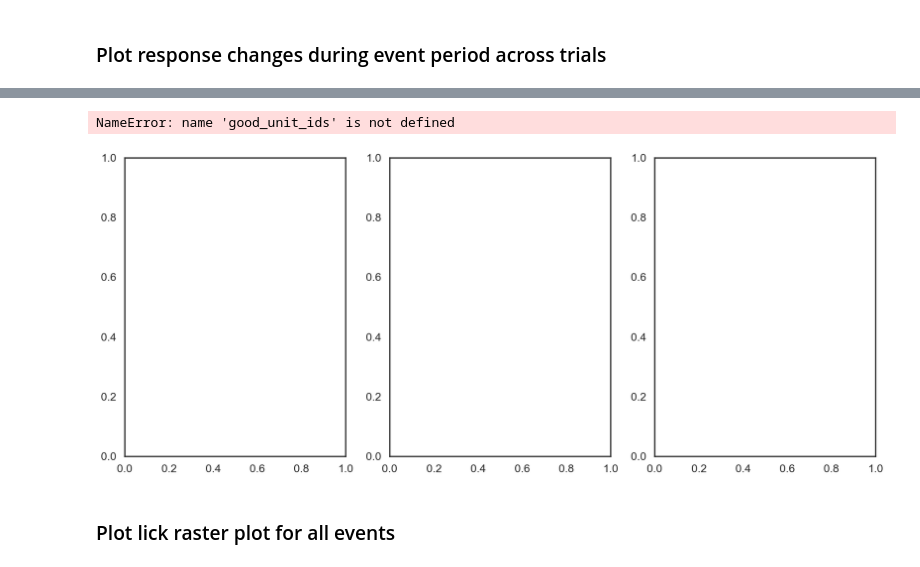
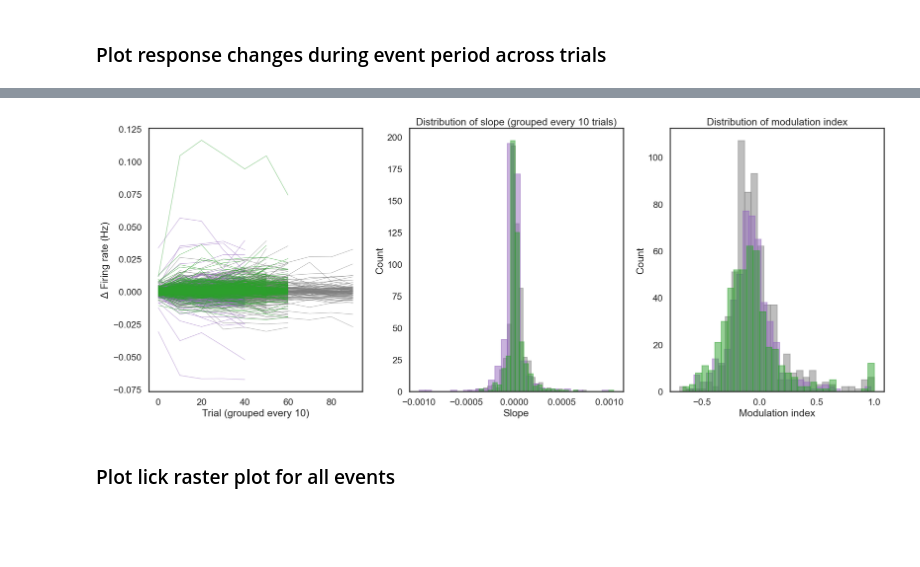
Before and after one commit to shunnnli/pyNeuroDAP, a Jupyter notebook: notebooks/Shun_analyze_experiments.ipynb, the cells around one changed output, grey strips where cells are left out. Drawn from its saved outputs; the diff is of its cells as text; code cells hidden in the pictures; blank space fills up the shorter version.

Commit message:
return mod index per trial

```diff
--- a/notebooks/Shun_analyze_experiments.ipynb
+++ b/notebooks/Shun_analyze_experiments.ipynb
@@ -254,11 +254,3 @@ fig.savefig(os.path.join(results_folder, 'optotag_channel_map.pdf'), dpi=300)
 #                     save_figure=False, save_folder=save_folder)
 # %% [markdown]
 ### Plot response changes during event period across trials
-# %%
-# Load data from analysis file
-h5_path = save_folder + f'/analysis-{session_name}.h5'
-session_data = ndap.load_session_data(h5_path, groups=['trials_spikes','unit_info'], verbose=True)
-
-good_unit_ids = session_data['unit_info']['good_unit_ids']
-event_rates_diff_grouped = session_data['trials_spikes']['event_rates_diff_grouped']
-n_grouped_trials = 10 #session_data['trials_spikes']['n_grouped_trials']
@@ -272,35 +324,60 @@ Analysis data loaded for session: /Users/shunli/Projects/pyNeuroDAP/Data/2025120
 # %%
 # Plot trial vs normalized spikes for each unit, with x-axis as individual trial
 fig, axs = plt.subplots(1, 3, figsize=(20, 8))
 
+random_color = 'tab:gray'
+reward_color = 'tab:green'
+punish_color = 'tab:purple'
+alpha = 0.5
+
 # Plot grouped event rates (averaged every n_grouped_trials)
-for i, unit_id in enumerate(good_unit_ids):
-    axs[0].plot(
-        np.arange(event_rates_diff_grouped.shape[1]) * n_grouped_trials,
-        event_rates_diff_grouped[i],
-        marker='o',
-    )
+for sessions in random_event_rates_diff_grouped:
+    for unit in sessions:
+        axs[0].plot(
+            np.arange(len(unit)) * n_grouped_trials, unit,
+            color=random_color, linewidth=1, alpha=alpha
+        )
+for sessions in punish_event_rates_diff_grouped:
+    for unit in sessions:
+        axs[0].plot(
+            np.arange(len(unit)) * n_grouped_trials, unit,
+            color=punish_color, linewidth=1, alpha=alpha
+        )
+for sessions in reward_event_rates_diff_grouped:
+    for unit in sessions:
+        axs[0].plot(
+            np.arange(len(unit)) * n_grouped_trials, unit,
+            color=reward_color, linewidth=1, alpha=alpha
+        )
 axs[0].set_xlabel(f'Trial (grouped every {n_grouped_trials})')
 axs[0].set_ylabel(r'$\Delta$ Firing rate (Hz)')
-axs[0].set_title(f'Trial vs Event-triggered spikes')
 
 # Plot distribution of slope (event_rates_diff_grouped vs trial)
-axs[1].hist(slopes, bins=30)
+random_slopes = np.concatenate([np.ravel(x) for x in random_slopes])
+reward_slopes = np.concatenate([np.ravel(x) for x in reward_slopes])
+punish_slopes = np.concatenate([np.ravel(x) for x in punish_slopes])
+axs[1].hist(random_slopes, bins=30, color=random_color, edgecolor=random_color, alpha=alpha)
+axs[1].hist(punish_slopes, bins=30, color=punish_color, edgecolor=punish_color, alpha=alpha)
+axs[1].hist(reward_slopes, bins=30, color=reward_color, edgecolor=reward_color, alpha=alpha)
 axs[1].set_xlabel('Slope')
 axs[1].set_ylabel('Count')
 axs[1].set_title(f'Distribution of slope (grouped every {n_grouped_trials} trials)')
 
 # Plot distribution of modulation index
-axs[2].hist(mod_results['mod_index'], bins=30)
+random_mod_index = np.concatenate([np.ravel(x) for x in random_mod_index])
+reward_mod_index = np.concatenate([np.ravel(x) for x in reward_mod_index])
+punish_mod_index = np.concatenate([np.ravel(x) for x in punish_mod_index])
+axs[2].hist(random_mod_index, bins=30, color=random_color, edgecolor=random_color, alpha=alpha)
+axs[2].hist(punish_mod_index, bins=30, color=punish_color, edgecolor=punish_color, alpha=alpha)
+axs[2].hist(reward_mod_index, bins=30, color=reward_color, edgecolor=reward_color, alpha=alpha)
 axs[2].set_xlabel('Modulation index')
 axs[2].set_ylabel('Count')
 axs[2].set_title(f'Distribution of modulation index')
 
 plt.tight_layout()
 plt.show()
 # %% [output]
-NameError: name 'good_unit_ids' is not defined
-[figure, old version]
+[figure, new version]
 # %% [markdown]
 ### Plot lick raster plot for all events
 # %%
```
Also changed, not shown: parts of 3 cells of this notebook, 2 other files.
